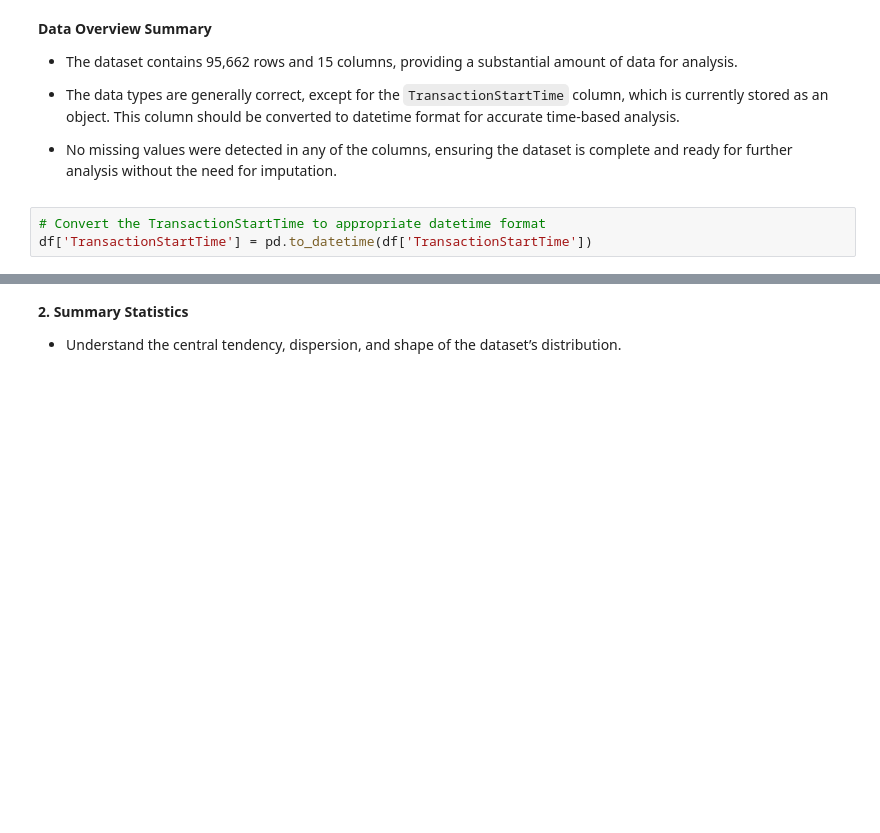
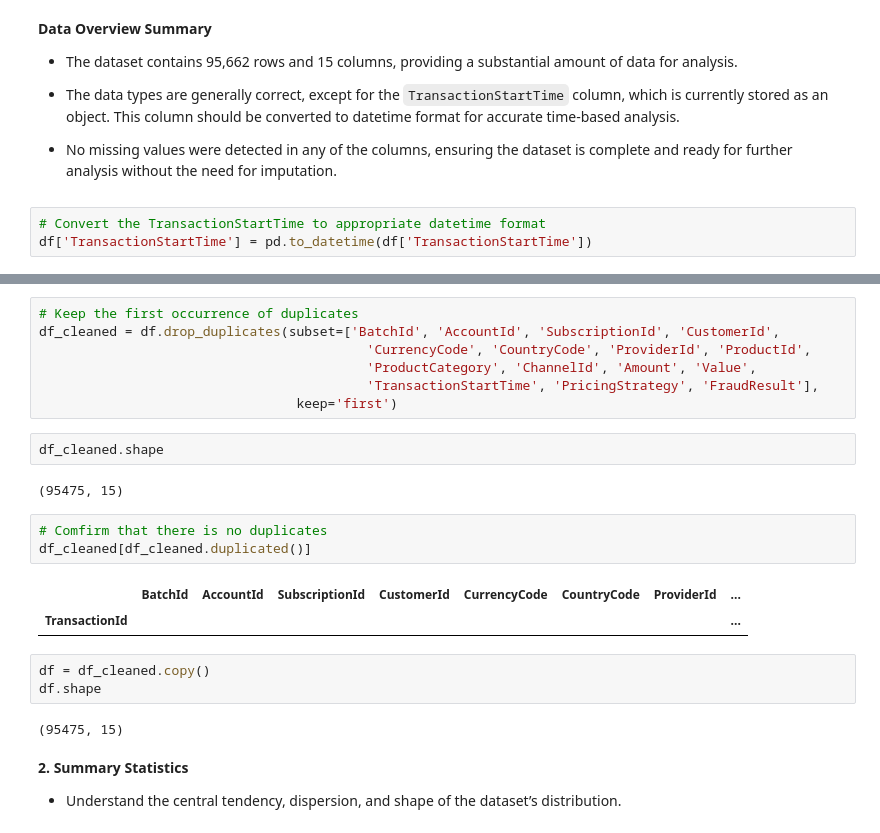
Before and after one commit to epythonlab/bati-bank-credit-scoring, a Jupyter notebook: notebooks/credit_risk_analysis.ipynb, the cells around one changed output, grey strips where cells are left out. Cells and saved outputs as stored; diff of their text form; blank space fills up the shorter version.

```diff
--- a/notebooks/credit_risk_analysis.ipynb
+++ b/notebooks/credit_risk_analysis.ipynb
@@ -113,3 +127,25 @@ df['TransactionStartTime'] = pd.to_datetime(df['TransactionStartTime'])
+# %%
+# Keep the first occurrence of duplicates
+df_cleaned = df.drop_duplicates(subset=['BatchId', 'AccountId', 'SubscriptionId', 'CustomerId',
+                                          'CurrencyCode', 'CountryCode', 'ProviderId', 'ProductId',
+                                          'ProductCategory', 'ChannelId', 'Amount', 'Value',
+                                          'TransactionStartTime', 'PricingStrategy', 'FraudResult'],
+                                 keep='first')
+# %%
+df_cleaned.shape
+# %% [output]
+(95475, 15)
+# %%
+# Comfirm that there is no duplicates
+df_cleaned[df_cleaned.duplicated()]
+# %% [output]
+|  | BatchId | AccountId | SubscriptionId | CustomerId | CurrencyCode | CountryCode | ProviderId | ... |
+| TransactionId |  |  |  |  |  |  |  | ... |
+# %%
+df = df_cleaned.copy()
+df.shape
+# %% [output]
+(95475, 15)
 # %% [markdown]
 **2. Summary Statistics**
 
```
Also changed, not shown: parts of 22 cells of this notebook, 1 other file.
